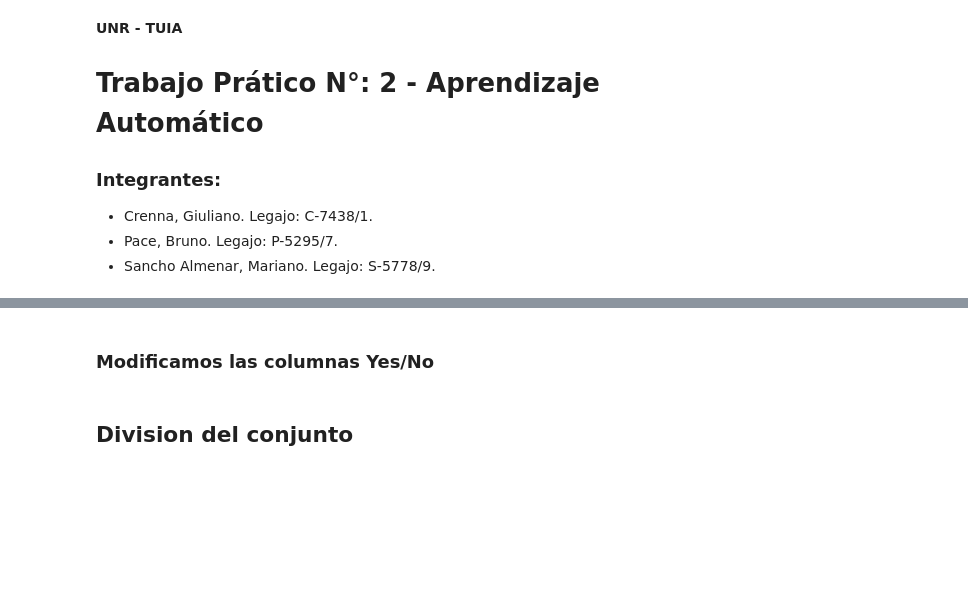
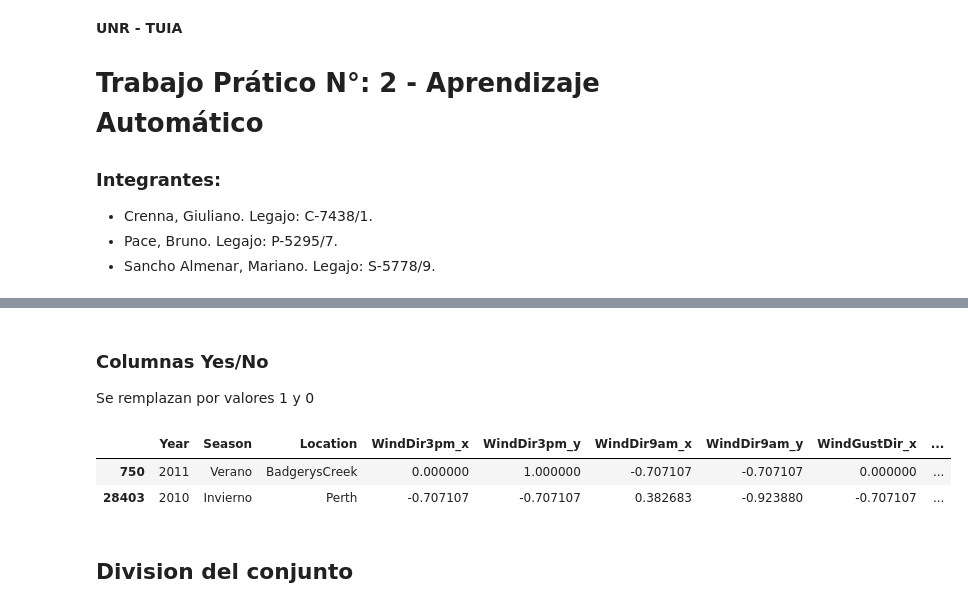
Before and after one commit to bpace1/AA1-TUIA-Crenna-Pace-SanchoAlmenar, a Jupyter notebook: TP-clasificacion-AA1.ipynb, the cells around one changed output, grey strips where cells are left out. Cells and saved outputs as stored; diff of their text form; code cells hidden in the pictures; blank space fills up the shorter version.

```diff
--- a/TP-clasificacion-AA1.ipynb
+++ b/TP-clasificacion-AA1.ipynb
@@ -129,7 +114,9 @@ Se creará una función que recibe la dirección del viento en grados y la trans
 # %%
-import math
-
 def angle_to_xy(angle):
+    """
+    Función que recibe la dirección del viento en grados y la transformará en projecciones sobre el eje x e y,
+    obteniendo así dos valores numéricos por cada columna.
+    """
 
     if math.isnan(angle):
         return (np.nan, np.nan)
@@ -163,29 +150,38 @@ direction_angles = {
 }
 
 # Cambiamos los valores categóricos por sus respectivos ángulos
-selected_df['WindDir3pm'] = selected_df['WindDir3pm'].map(direction_angles)
-selected_df['WindDir9am'] = selected_df['WindDir9am'].map(direction_angles)
-selected_df['WindGustDir'] = selected_df['WindGustDir'].map(direction_angles)
+df['WindDir3pm'] = df['WindDir3pm'].map(direction_angles)
+df['WindDir9am'] = df['WindDir9am'].map(direction_angles)
+df['WindGustDir'] = df['WindGustDir'].map(direction_angles)
 
 # Creamos las columnas con las projecciones x e y para los distintos vientos.
-selected_df[['WindDir3pm_x', 'WindDir3pm_y']] = selected_df['WindDir3pm'].apply(
+df[['WindDir3pm_x', 'WindDir3pm_y']] = df['WindDir3pm'].apply(
     lambda angle: pd.Series(angle_to_xy(angle))
 )
 
-selected_df[['WindDir9am_x', 'WindDir9am_y']] = selected_df['WindDir9am'].apply(
+df[['WindDir9am_x', 'WindDir9am_y']] = df['WindDir9am'].apply(
     lambda angle: pd.Series(angle_to_xy(angle))
 )
 
-selected_df[['WindGustDir_x', 'WindGustDir_y']] = selected_df['WindGustDir'].apply(
+df[['WindGustDir_x', 'WindGustDir_y']] = df['WindGustDir'].apply(
     lambda angle: pd.Series(angle_to_xy(angle))
 )
 # %%
-selected_df.drop(columns=['WindDir3pm', 'WindDir9am', 'WindGustDir'], inplace=True)
+df.drop(columns=['WindDir3pm', 'WindDir9am', 'WindGustDir'], inplace=True)
-# %% [markdown]
-### Modificamos las columnas Yes/No
+# %% [markdown]
+
+### Columnas Yes/No
+
+Se remplazan por valores 1 y 0
 # %%
-selected_df['RainToday'] = selected_df['RainToday'].map({'Yes': 1, 'No': 0})
-selected_df['RainTomorrow'] = selected_df['RainTomorrow'].map({'Yes': 1, 'No': 0})
+df['RainToday'] = df['RainToday'].map({'Yes': 1, 'No': 0})
+df['RainTomorrow'] = df['RainTomorrow'].map({'Yes': 1, 'No': 0})
+# %%
+df[['Year', 'Season', 'Location', 'WindDir3pm_x', 'WindDir3pm_y', 'WindDir9am_x', 'WindDir9am_y','WindGustDir_x', 'WindGustDir_y' ,  'RainToday', 'RainTomorrow']].sample(2)
+# %% [output]
+|  | Year | Season | Location | WindDir3pm_x | WindDir3pm_y | WindDir9am_x | WindDir9am_y | WindGustDir_x | ... |
+| 750 | 2011 | Verano | BadgerysCreek | 0.000000 | 1.000000 | -0.707107 | -0.707107 | 0.000000 | ... |
+| 28403 | 2010 | Invierno | Perth | -0.707107 | -0.707107 | 0.382683 | -0.923880 | -0.707107 | ... |
 # %% [markdown]
 
 ## Division del conjunto
```
Also changed, not shown: parts of 34 cells of this notebook.
